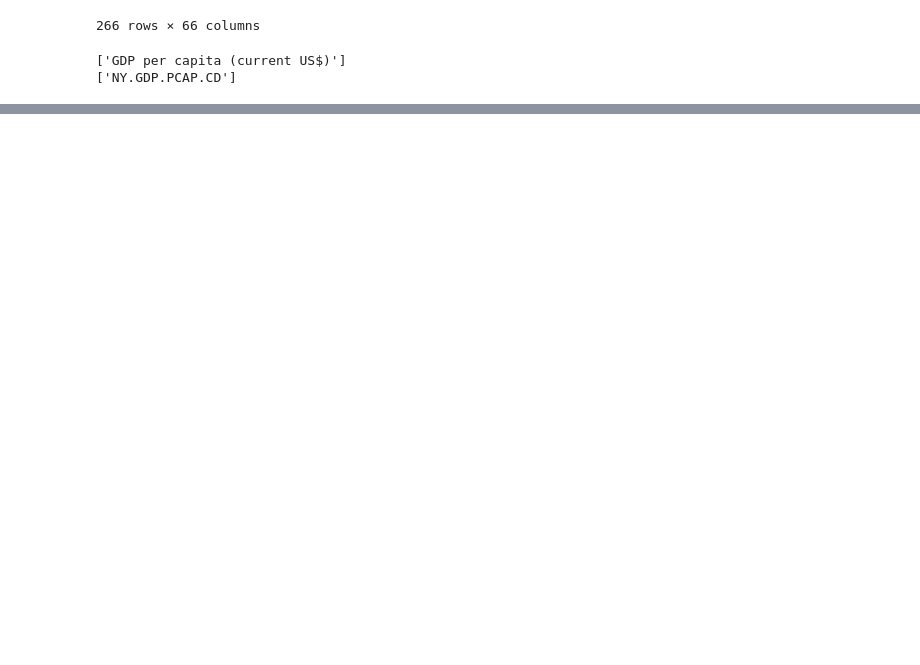
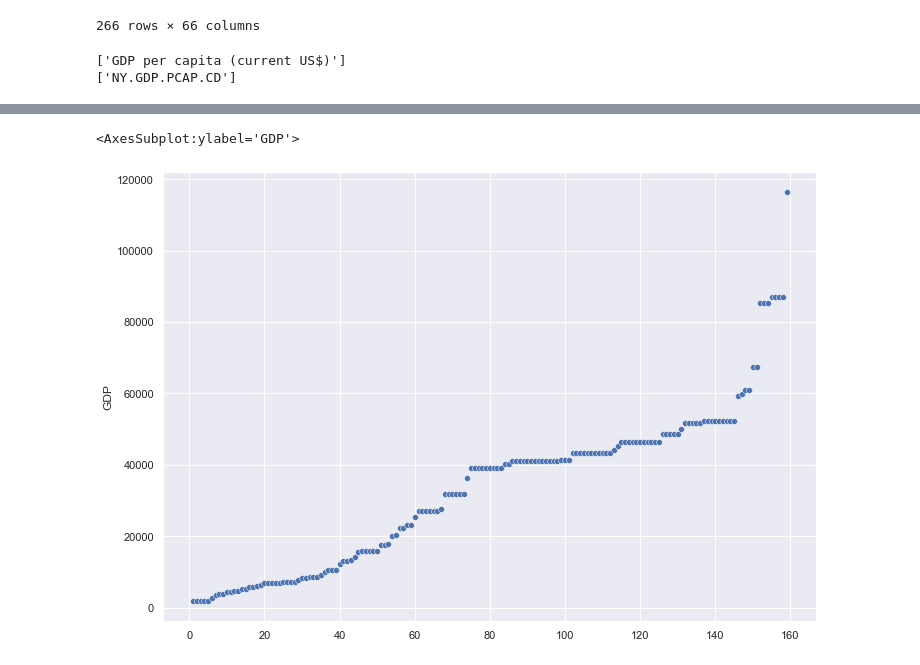
Before and after one commit to panierka/city_quality_of_life_classifier, a Jupyter notebook: gpd_ratings.ipynb, the cells around one changed output, grey strips where cells are left out. Saved outputs shown, nothing was run; the diff lists cells and outputs as text; code cells hidden in the pictures; blank space fills up the shorter version.

```diff
--- a/gpd_ratings.ipynb
+++ b/gpd_ratings.ipynb
@@ -97,2 +94,4 @@ ratings_with_gdp
+# %%
+ratings_with_gdp['GDP'] = ratings_with_gdp['GDP'].str.replace(',', '.').astype(float)
 # %%
 ratings_with_gdp.to_csv('Data/ratingsWithGDP.csv')
@@ -98,0 +110,10 @@ ratings_with_gdp.to_csv('Data/ratingsWithGDP.csv')
+# %%
+sns.set(rc=
+{
+    'figure.figsize': (11.7, 8.27),
+    "font.size": 18
+})
+sns.scatterplot(data=ratings_with_gdp.sort_values('GDP'), x=range(1, len(ratings_with_gdp) + 1), y='GDP')
+# %% [output]
+<AxesSubplot:ylabel='GDP'>
+[figure, added]
```
Also changed, not shown: parts of 12 cells of this notebook, 9 other files.
